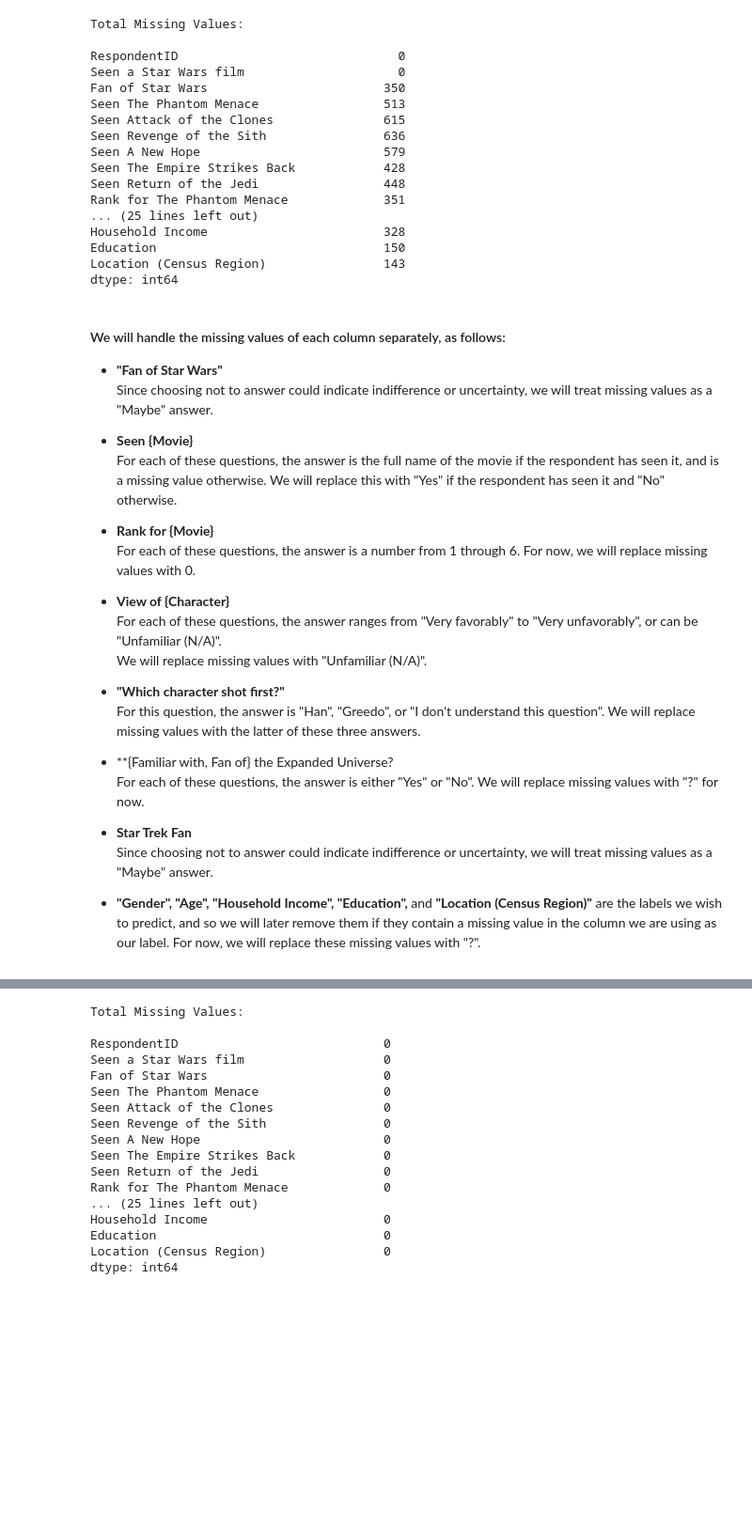
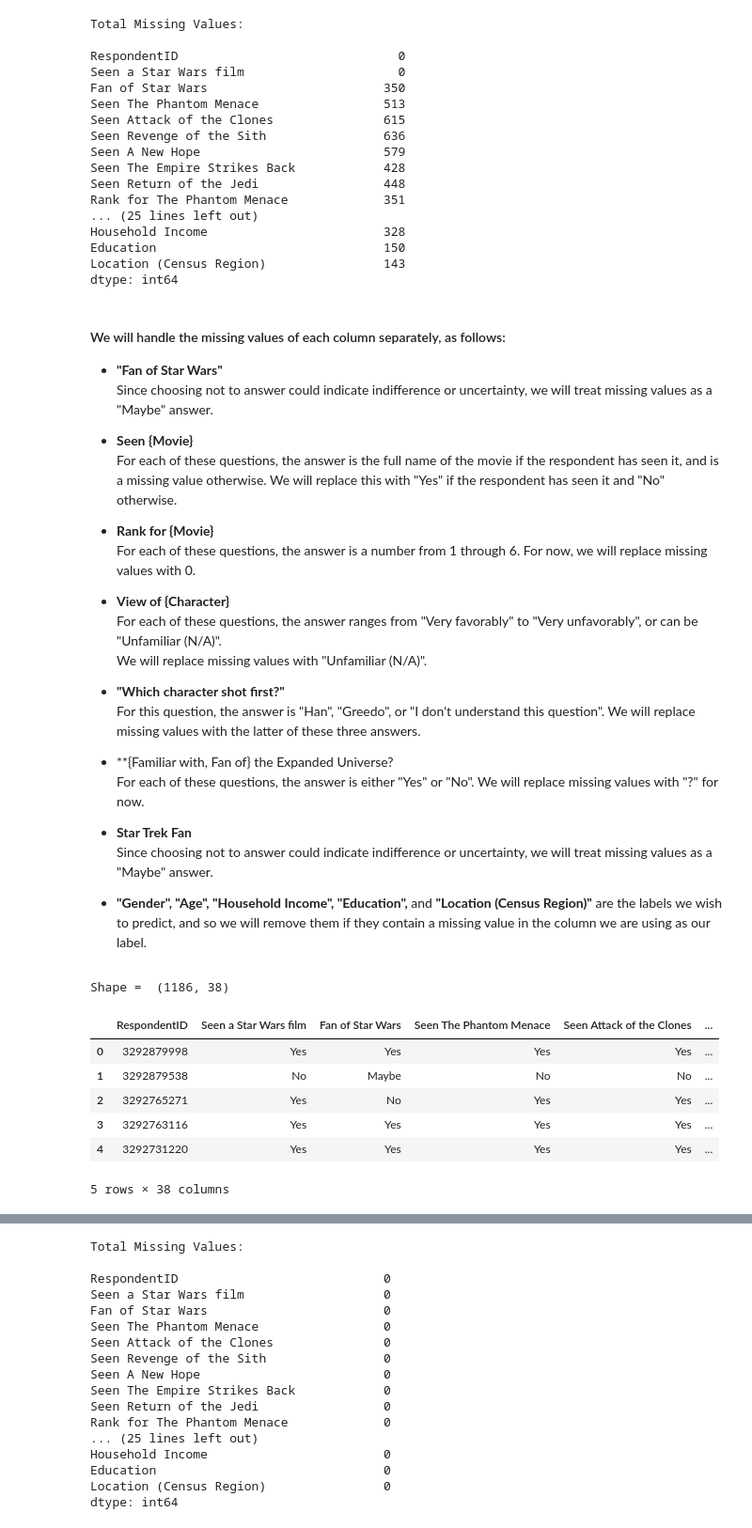
Before and after one commit to twit96/StarWarsSurvey-ClassificationAnalysis, a Jupyter notebook: Data Preparation.ipynb, the cells around one changed output, grey strips where cells are left out. Shown: that part at 94% size. Saved outputs shown, nothing was run; the diff lists cells and outputs as text; code cells hidden in the pictures; blank space fills up the shorter version.

Commit message:
Finished NB Classification
Finished classification of all chosen labels and interpreted results in the Naive Bayes Data Analysis notebook.

```diff
--- a/Data Preparation.ipynb
+++ b/Data Preparation.ipynb
@@ -109,7 +109,7 @@ For each of these questions, the answer is either "Yes" or "No". We will replace
 * **Star Trek Fan**
 Since choosing not to answer could indicate indifference or uncertainty, we will treat missing values as a "Maybe" answer.
 
-* **"Gender", "Age", "Household Income", "Education",** and **"Location (Census Region)"** are the labels we wish to predict, and so we will later remove them if they contain a missing value in the column we are using as our label. For now, we will replace these missing values with "?".
+* **"Gender", "Age", "Household Income", "Education",** and **"Location (Census Region)"** are the labels we wish to predict, and so we will remove them if they contain a missing value in the column we are using as our label.
 # %%
 # Replace missing values
 
@@ -119,30 +119,42 @@ data["Fan of Star Wars"].replace(np.NaN, "Maybe", inplace=True)
 # "Seen {Movie}"
 seen_cols = col_names[3:9]
 for col in seen_cols:
     data[col].replace(data[col].unique()[0], "Yes", inplace=True)
     data[col].replace(np.NaN, "No", inplace=True)
 
 # "Rank for {Movie}"
 rank_cols = col_names[9:15]
 for col in rank_cols:
     data[col].replace(np.NaN, 0.0, inplace=True)
 
 # "View of {Character}"
 view_cols = col_names[15:29]
 for col in view_cols:
     data[col].replace(np.NaN, "Unfamiliar (N/A)", inplace=True)
 
 # "Which character shot first?"
 data["Which character shot first?"].replace(np.NaN, "I don't understand this question", inplace=True)
 
 # "{Familiar with, Fan of} the Expanded Universe?"
 data["Familiar with the Expanded Universe?"].replace(np.NaN, "?", inplace=True)
 data["Fan of the Expanded Universe?"].replace(np.NaN, "?", inplace=True)
 
 # "Star Trek Fan"
 data["Star Trek Fan"].replace(np.NaN, "Maybe", inplace=True)
 
 # Labels Columns ("Gender", "Age", "Household Income", "Education", and "Location (Census Region)")
 labels_cols = col_names[33:39]
 for col in labels_cols:
     data[col].replace(np.NaN, "?", inplace=True)
+
+print("Shape = ", data.shape)
+data.head()
+# %% [output]
+Shape =  (1186, 38)
+|  | RespondentID | Seen a Star Wars film | Fan of Star Wars | Seen The Phantom Menace | Seen Attack of the Clones | ... |
+| 0 | 3292879998 | Yes | Yes | Yes | Yes | ... |
+| 1 | 3292879538 | No | Maybe | No | No | ... |
+| 2 | 3292765271 | Yes | No | Yes | Yes | ... |
+| 3 | 3292763116 | Yes | Yes | Yes | Yes | ... |
+| 4 | 3292731220 | Yes | Yes | Yes | Yes | ... |
+5 rows × 38 columns
```
Also changed, not shown: parts of 1 cell of this notebook, 2 other files.
